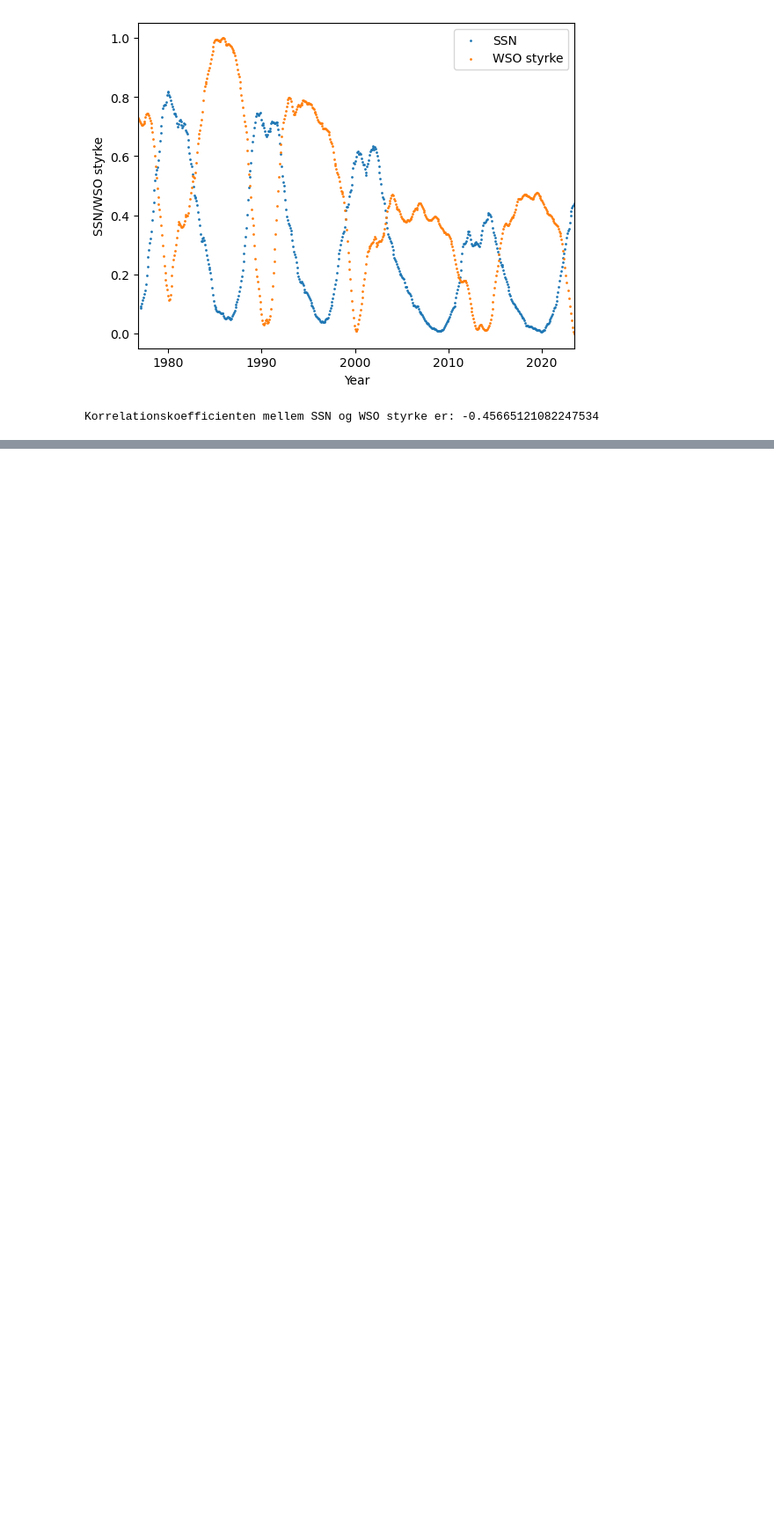
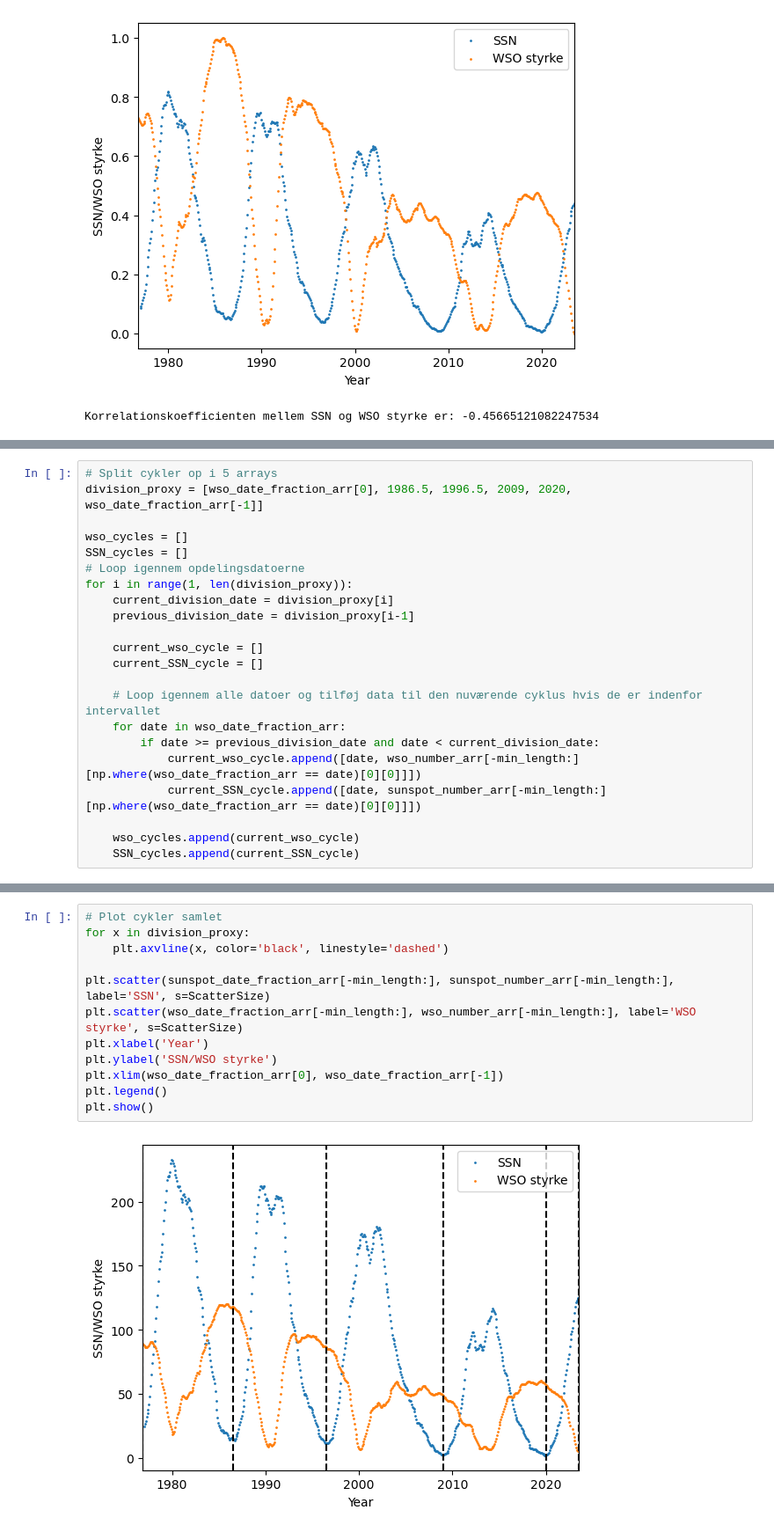
Before and after one commit to Focus9752/Solpletter_projekt, a Jupyter notebook: Magnus carlsen/korrelation.ipynb, the cells around one changed output, grey strips where cells are left out. Shown at 88% size. Drawn from its saved outputs; the diff is of its cells as text; blank space fills up the shorter version.

```diff
--- a/Magnus carlsen/korrelation.ipynb
+++ b/Magnus carlsen/korrelation.ipynb
@@ -82,0 +85,22 @@ Korrelationskoefficienten mellem SSN og WSO styrke er: -0.45665121082247534
+# %%
+# Split cykler op i 5 arrays
+division_proxy = [wso_date_fraction_arr[0], 1986.5, 1996.5, 2009, 2020, wso_date_fraction_arr[-1]]
+
+wso_cycles = []
+SSN_cycles = []
+# Loop igennem opdelingsdatoerne
+for i in range(1, len(division_proxy)):
+    current_division_date = division_proxy[i]
+    previous_division_date = division_proxy[i-1]
+
+    current_wso_cycle = []
+    current_SSN_cycle = []
+
+    # Loop igennem alle datoer og tilføj data til den nuværende cyklus hvis de er indenfor intervallet
+    for date in wso_date_fraction_arr:
+        if date >= previous_division_date and date < current_division_date:
+            current_wso_cycle.append([date, wso_number_arr[-min_length:][np.where(wso_date_fraction_arr == date)[0][0]]])
+            current_SSN_cycle.append([date, sunspot_number_arr[-min_length:][np.where(wso_date_fraction_arr == date)[0][0]]])
+
+    wso_cycles.append(current_wso_cycle)
+    SSN_cycles.append(current_SSN_cycle)
@@ -82,0 +133,14 @@ Korrelationskoefficienten mellem SSN og WSO styrke er: -0.45665121082247534
+# %%
+# Plot cykler samlet
+for x in division_proxy:
+    plt.axvline(x, color='black', linestyle='dashed')
+
+plt.scatter(sunspot_date_fraction_arr[-min_length:], sunspot_number_arr[-min_length:], label='SSN', s=ScatterSize)
+plt.scatter(wso_date_fraction_arr[-min_length:], wso_number_arr[-min_length:], label='WSO styrke', s=ScatterSize)
+plt.xlabel('Year')
+plt.ylabel('SSN/WSO styrke')
+plt.xlim(wso_date_fraction_arr[0], wso_date_fraction_arr[-1])
+plt.legend()
+plt.show()
+# %% [output]
+[figure, added]
```
Also changed, not shown: parts of 12 cells of this notebook, 3 other files.
